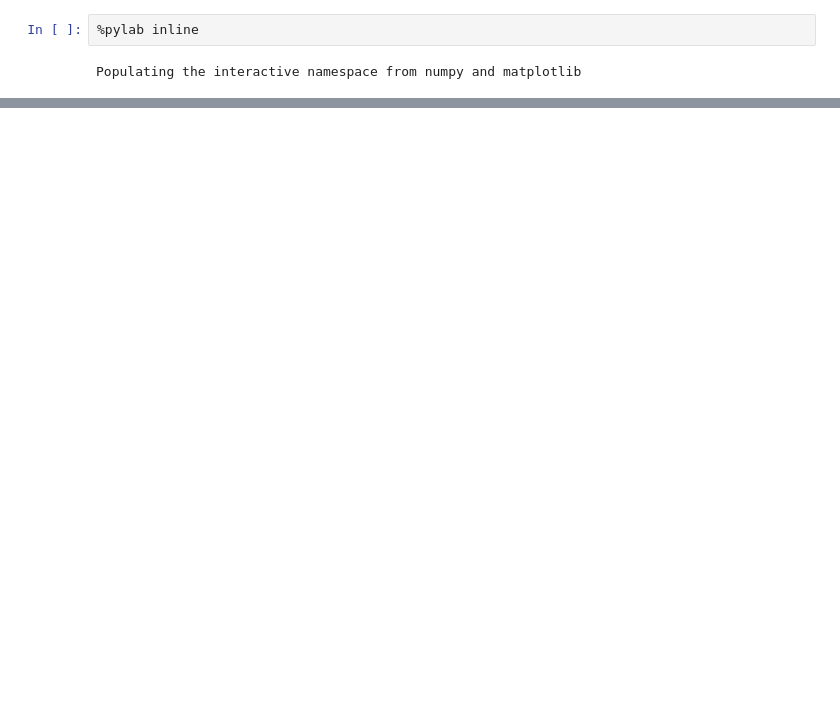
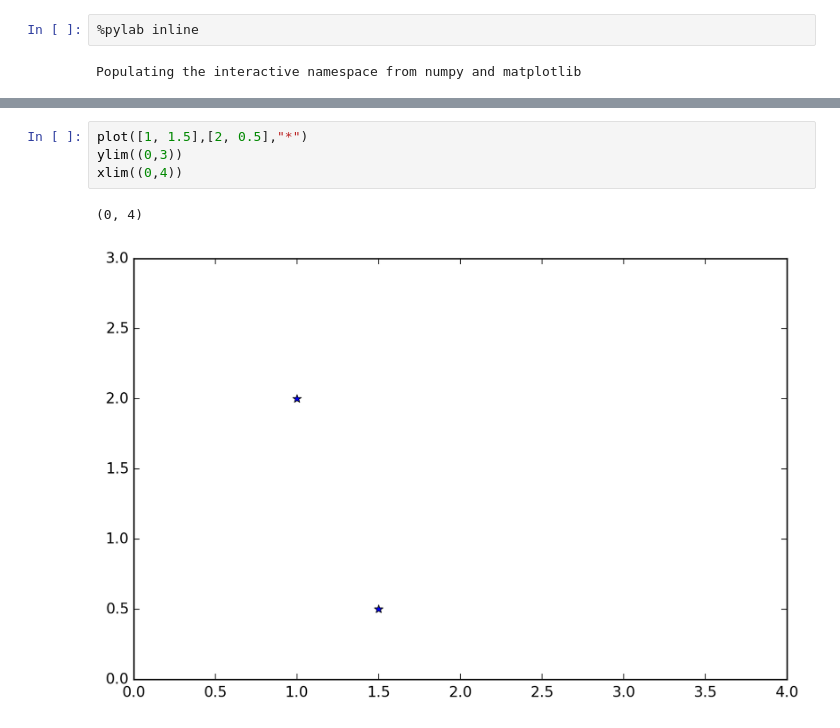
Before and after one commit to wackywendell/learnpython, a Jupyter notebook: 003-Control_Structures.ipynb, the cells around one changed output, grey strips where cells are left out. Drawn from its saved outputs; the diff is of its cells as text; blank space fills up the shorter version.

```diff
--- a/003-Control_Structures.ipynb
+++ b/003-Control_Structures.ipynb
@@ -144,0 +252,7 @@ print(get_factors(13))
+# %%
+plot([1, 1.5],[2, 0.5],"*")
+ylim((0,3))
+xlim((0,4))
+# %% [output]
+(0, 4)
+[figure, added]
```
Also changed, not shown: parts of 110 cells of this notebook, 1 other file.
